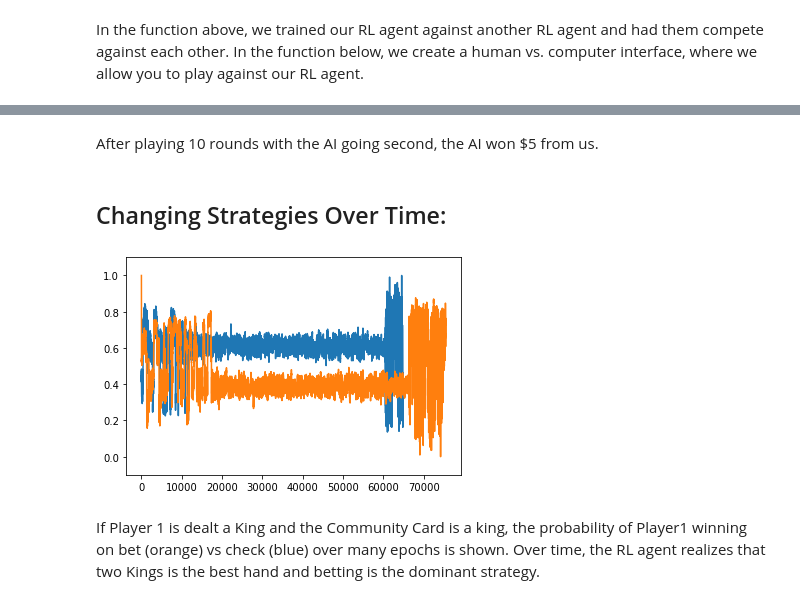
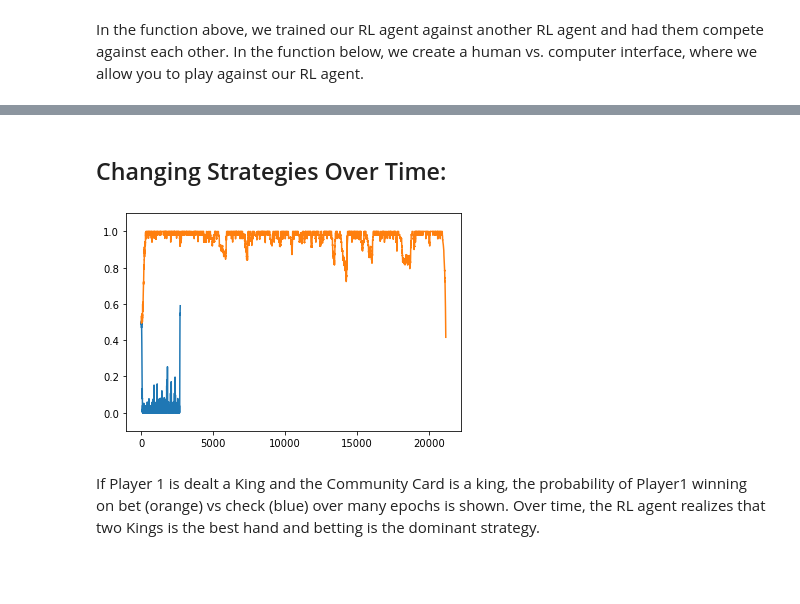
Before and after one commit to rishishah02/algo-econ, a Jupyter notebook: Project3/Part2_LeducPoker_RL.ipynb, the cells around one changed output, grey strips where cells are left out. Saved outputs shown, nothing was run; the diff lists cells and outputs as text; code cells hidden in the pictures; blank space fills up the shorter version.

```diff
--- a/Project3/Part2_LeducPoker_RL.ipynb
+++ b/Project3/Part2_LeducPoker_RL.ipynb
@@ -780,5 +507,3 @@ Player 2 Balance: 1005.0
-# %% [markdown]
-After playing 10 rounds with the AI going second, the AI won $5 from us.
 # %%
 def LeducPokerProbabilities(Player1, Player2):
 
@@ -1150,6 +898,6 @@ s2 = {
 # %%
-ProbPlayer1 = AIPlayer(1000, '', 0, 0.1, 0.05, s1)
-ProbPlayer2 = AIPlayer(1000, '', 0, 0.1, 0.05, s2)
+ProbPlayer1 = AIPlayer(1000, '', 0, 0.05, 0.01, s1)
+ProbPlayer2 = AIPlayer(1000, '', 0, 0.05, 0.01, s2)
 
 for i in range(1, 100000):
     LeducPokerProbabilities(ProbPlayer1, ProbPlayer2)
@@ -1159,13 +907,13 @@ for i in range(1, 100000):
 # %%
 import matplotlib.pyplot as plt
 
 
-plt.plot(list(range(0, len(ProbPlayer1.state['KK0']))), ProbPlayer1.state['KK0'])
-plt.plot(list(range(0, len(ProbPlayer1.state['KK1']))), ProbPlayer1.state['KK1'])
+plt.plot(list(range(0, len(ProbPlayer2.state['KQ11']))), ProbPlayer2.state['KQ11'])
+plt.plot(list(range(0, len(ProbPlayer2.state['KQ10']))), ProbPlayer2.state['KQ10'])
 plt.gca().set_ylim([-0.1, 1.1])
 plt.show()
 # %% [output]
-[figure, old version]
+[figure, new version]
 # %% [markdown]
 If Player 1 is dealt a King and the Community Card is a king, the probability of Player1 winning on bet (orange) vs check (blue) over many epochs is shown. Over time, the RL agent realizes that two Kings is the best hand and betting is the dominant strategy.
 # %%
```
Also changed, not shown: parts of 23 cells of this notebook.
